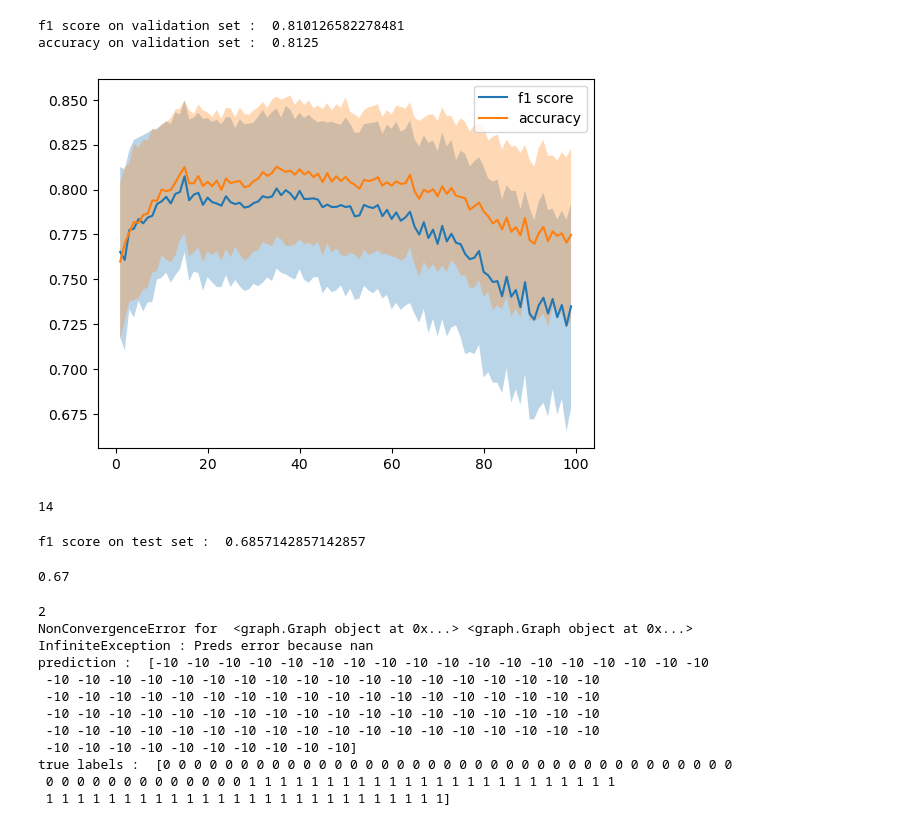
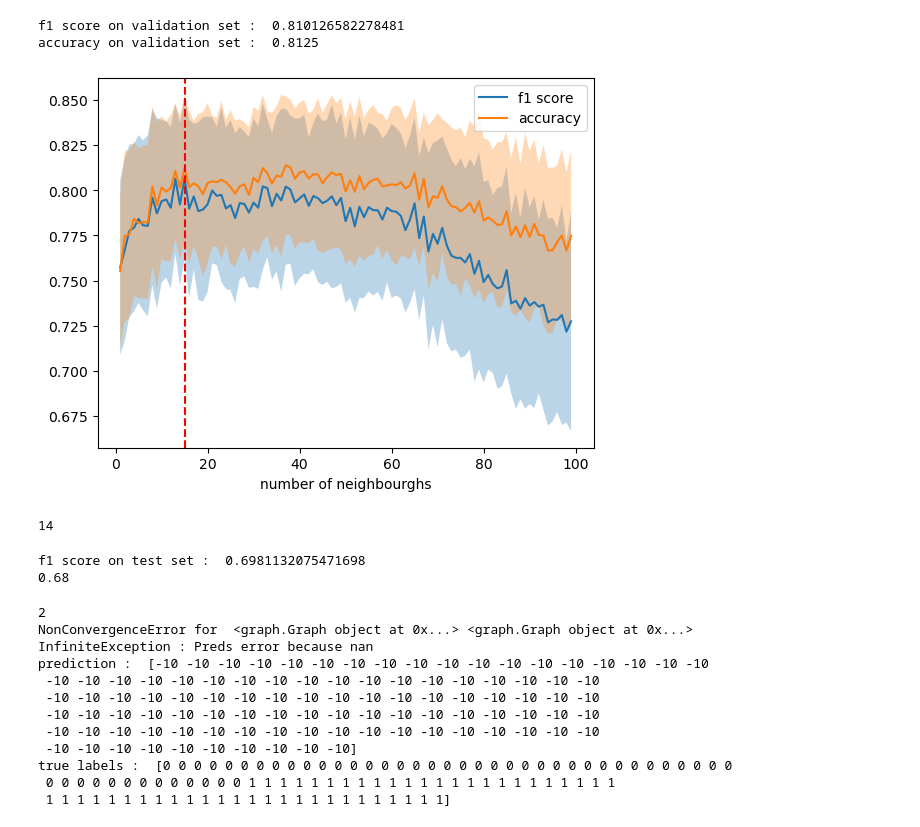
Before and after one commit to gregoirebechade/ot_final, a Jupyter notebook: lib/test.ipynb, the cells around one changed output. Drawn from its saved outputs; the diff is of its cells as text; code cells hidden in the pictures.

```diff
--- a/lib/test.ipynb
+++ b/lib/test.ipynb
@@ -199,7 +199,7 @@ for n_neigh in range(1, 100) :
     # print('n neigh', n_neigh)
     accs=[]
     f1s=[]
-    for _ in range(250) :
+    for _ in range(100) :
         index_train = np.random.choice(range(len(X_train_bis)), int(0.8*len(X_train_bis)), replace=False)
         index_val = [i for i in range(len(X_train_bis)) if i not in index_train]
         dist_mat_train = dist_mat[index_train][:, index_train]
@@ -217,43 +217,44 @@ for n_neigh in range(1, 100) :
         accs.append(acc)
     all_f1.append((f1s))
     all_accs.append((accs))
-
-
-# plot mean and std
-mean_f1 = np.mean(all_f1, axis=1)
-std_f1 = np.std(all_f1, axis=1)
-mean_acc = np.mean(all_accs, axis=1)
-std_acc = np.std(all_accs, axis=1)
-plt.plot(range(1, 100), mean_f1, label='f1 score')
-plt.fill_between(range(1, 100), mean_f1-std_f1, mean_f1+std_f1, alpha=0.3)
-plt.plot(range(1, 100), mean_acc, label='accuracy')
-plt.fill_between(range(1, 100), mean_acc-std_acc, mean_acc+std_acc, alpha=0.3)
-plt.legend()
-plt.show()
-# %% [output]
-[figure, removed]
-# %%
-np.argmax(mean_f1)
-# %% [output]
-14
+# %%
+
+# plot mean and std
+mean_f1 = np.mean(all_f1, axis=1)
+std_f1 = np.std(all_f1, axis=1)
+mean_acc = np.mean(all_accs, axis=1)
+std_acc = np.std(all_accs, axis=1)
+plt.plot(range(1, 100), mean_f1, label='f1 score')
+plt.fill_between(range(1, 100), mean_f1-std_f1, mean_f1+std_f1, alpha=0.3)
+plt.plot(range(1, 100), mean_acc, label='accuracy')
+plt.fill_between(range(1, 100), mean_acc-std_acc, mean_acc+std_acc, alpha=0.3)
+plt.legend()
+plt.axvline([15], linestyle='--', c='r')
+plt.xlabel('number of neighbourghs')
+plt.show()
+
+np.argmax(mean_f1)
+# %% [output]
+[figure, added]
+14
 # %%
-k_opt = 14
+k_opt = 15
 dist_mat_test = np.zeros((len(X_test_bis), len(X_train_bis)))
 for i in tqdm(range(len(X_test_bis))):
     for j in range(len(X_train_bis)):
         dist_mat_test[i, j] = dist.graph_d(X_test_bis[i], X_train_bis[j])
-knn = KNeighborsClassifier(n_neighbors=k_opt, metric='precomputed')
-knn.fit(dist_mat, y_train)
-y_pred = knn.predict(dist_mat_test)
-f1 = f1_score(y_test, y_pred)
-acc = np.mean(y_test == y_pred)
-print('f1 score on test set : ', f1)
-# %% [output]
-f1 score on test set :  0.6857142857142857
-# %%
-print(acc)
-# %% [output]
-0.67
+# %%
+
+knn = KNeighborsClassifier(n_neighbors=k_opt, metric='precomputed')
+knn.fit(dist_mat, y_train)
+y_pred = knn.predict(dist_mat_test)
+f1 = f1_score(y_test, y_pred)
+acc = np.mean(y_test == y_pred)
+print('f1 score on test set : ', f1)
+print(acc)
+# %% [output]
+f1 score on test set :  0.6981132075471698
+0.68
 # %%
 with open('./params.txt', 'w') as f :
     f.write('1.9 \n')
```
